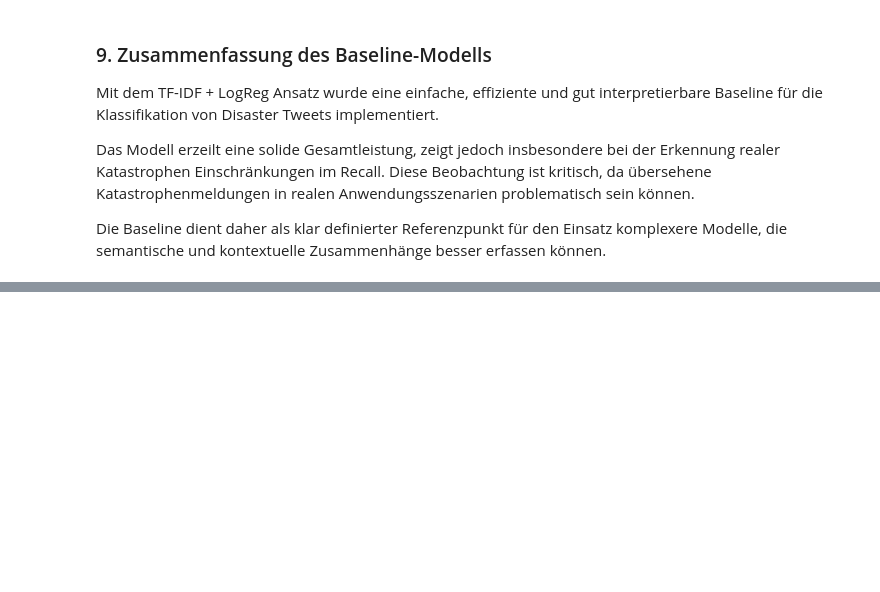
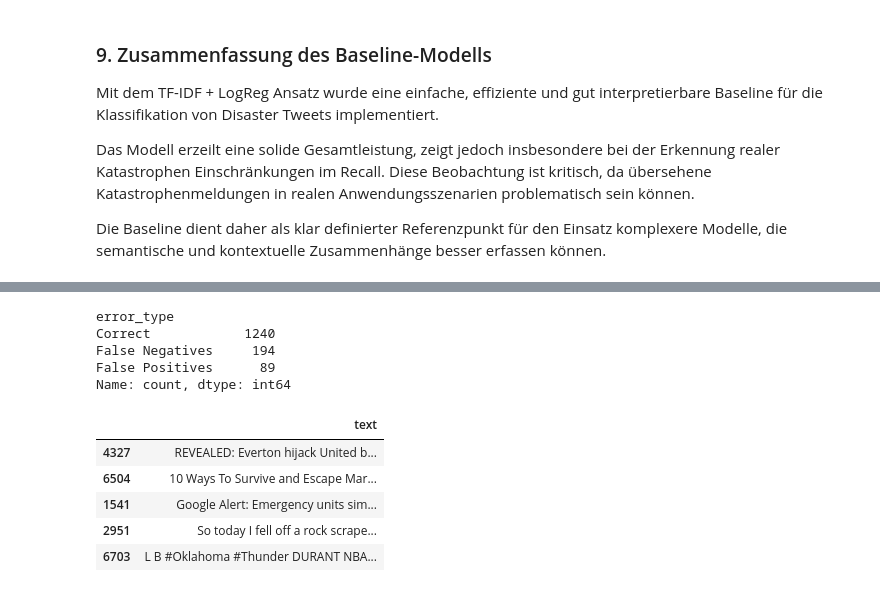
Before and after one commit to anniemcpherson-amc/eds-ai-hs25, a Jupyter notebook: disaster_tweets_baseline.ipynb, the cells around one changed output, grey strips where cells are left out. Cells and saved outputs as stored; diff of their text form; code cells hidden in the pictures; blank space fills up the shorter version.

```diff
--- a/disaster_tweets_baseline.ipynb
+++ b/disaster_tweets_baseline.ipynb
@@ -265,0 +303,21 @@ Die Baseline dient daher als klar definierter Referenzpunkt für den Einsatz kom
+# %%
+val_df['error_type'].value_counts()
+# %% [output]
+error_type
+Correct            1240
+False Negatives     194
+False Positives      89
+Name: count, dtype: int64
+# %%
+#Zufällige Beispiele für False Positives
+
+fp_examples = val_df[val_df['error_type'] == 'False Positives']. sample(5, random_state=42)
+
+fp_examples[['text']]
+# %% [output]
+|  | text |
+| 4327 | REVEALED: Everton hijack United b... |
+| 6504 | 10 Ways To Survive and Escape Mar... |
+| 1541 | Google Alert: Emergency units sim... |
+| 2951 | So today I fell off a rock scrape... |
+| 6703 | L B #Oklahoma #Thunder DURANT NBA... |
```
Also changed, not shown: parts of 11 cells of this notebook.
